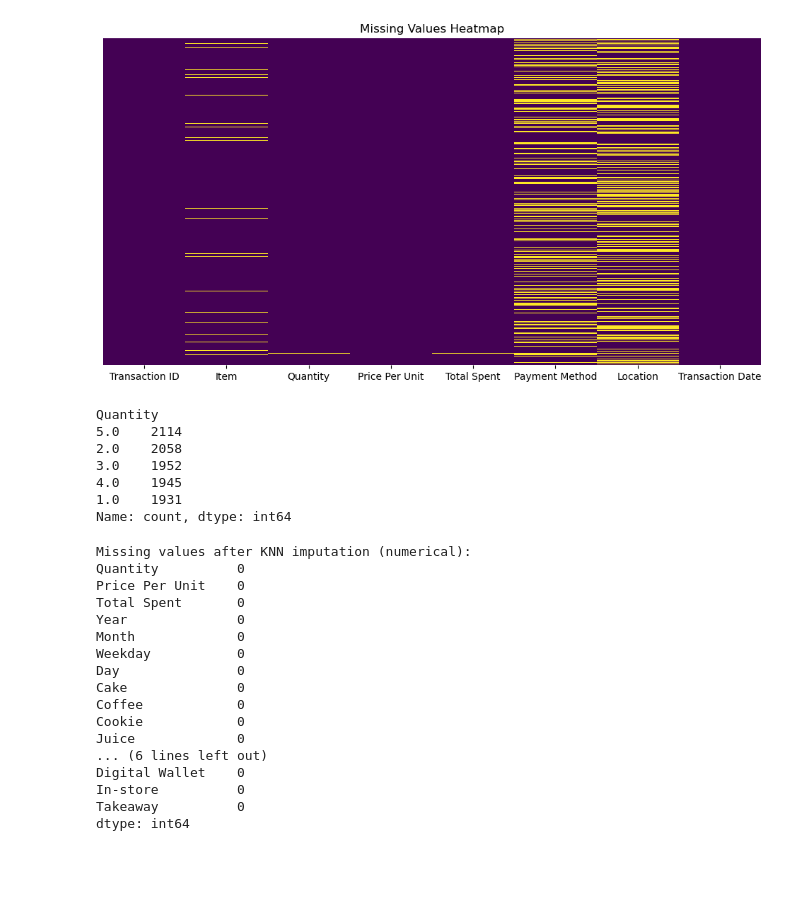
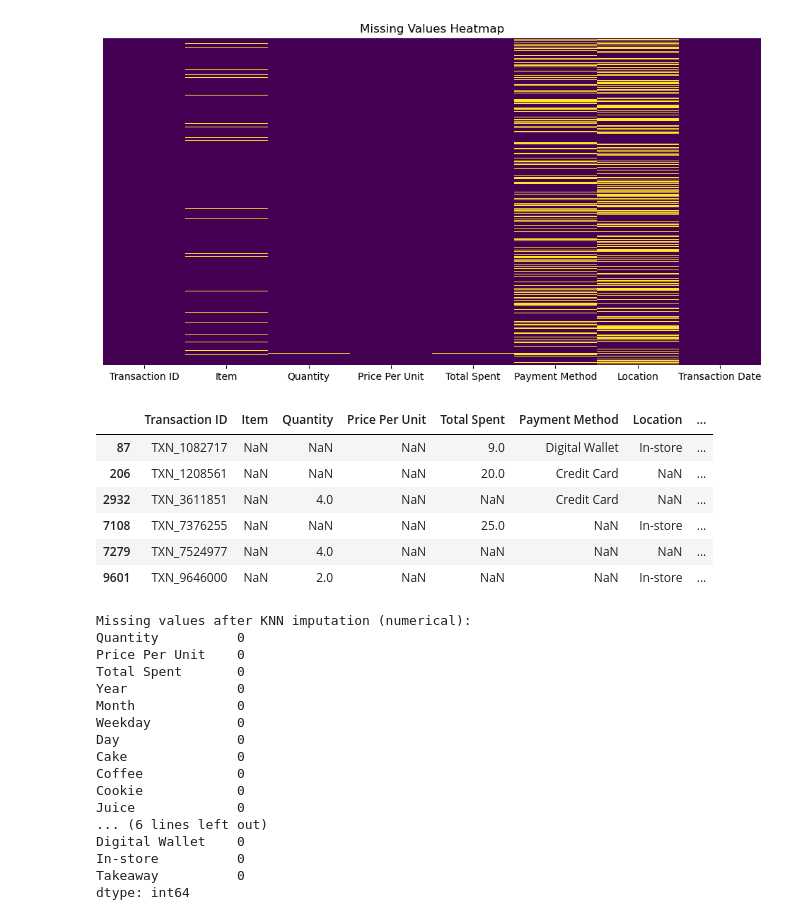
Before and after one commit to maxiaohui0221/GR5243, a Jupyter notebook: Project1.ipynb, the cells around one changed output. Cells and saved outputs as stored; diff of their text form; code cells hidden in the pictures; blank space fills up the shorter version.

```diff
--- a/Project1.ipynb
+++ b/Project1.ipynb
@@ -69,3 +70,14 @@ plt.title("Missing Values Heatmap")
 plt.show()
 # %% [output]
 [figure]
+# %%
+# Investigating the remaining missing Quantity data, we can reason with a few remaining missing data points and impute the rest.
+cafedata[cafedata['Price Per Unit'].isna()]
+# %% [output]
+|  | Transaction ID | Item | Quantity | Price Per Unit | Total Spent | Payment Method | Location | ... |
+| 87 | TXN_1082717 | NaN | NaN | NaN | 9.0 | Digital Wallet | In-store | ... |
+| 206 | TXN_1208561 | NaN | NaN | NaN | 20.0 | Credit Card | NaN | ... |
+| 2932 | TXN_3611851 | NaN | 4.0 | NaN | NaN | Credit Card | NaN | ... |
+| 7108 | TXN_7376255 | NaN | NaN | NaN | 25.0 | NaN | In-store | ... |
+| 7279 | TXN_7524977 | NaN | 4.0 | NaN | NaN | NaN | NaN | ... |
+| 9601 | TXN_9646000 | NaN | 2.0 | NaN | NaN | NaN | In-store | ... |
@@ -82,16 +102,6 @@ cafedata['Day'] = cafedata['Transaction Date'].dt.day
 cafedata = pd.concat([cafedata, pd.get_dummies(cafedata['Item']).astype(int)], axis=1)
 cafedata = pd.concat([cafedata, pd.get_dummies(cafedata['Payment Method']).astype(int)], axis=1)
 cafedata = pd.concat([cafedata, pd.get_dummies(cafedata['Location']).astype(int)], axis=1)
-# %%
-cafedata['Quantity'].value_counts()
-# %% [output]
-Quantity
-5.0    2114
-2.0    2058
-3.0    1952
-4.0    1945
-1.0    1931
-Name: count, dtype: int64
 # %%
 # KNN Imputation for Numerical Features
 from sklearn.impute import KNNImputer
```
Also changed, not shown: parts of 10 cells of this notebook.
